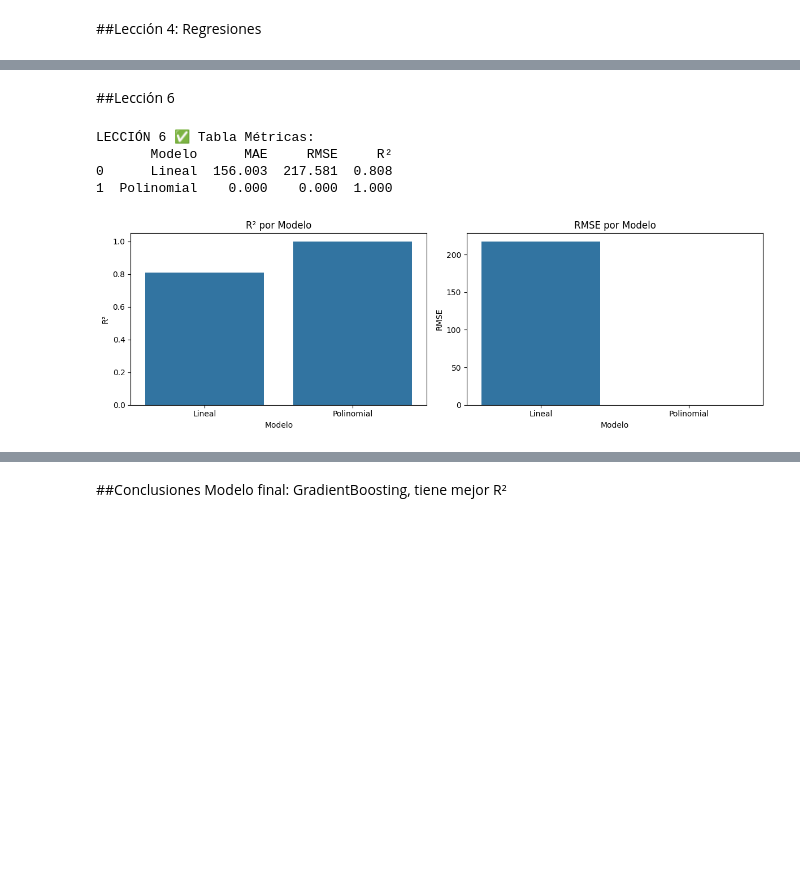
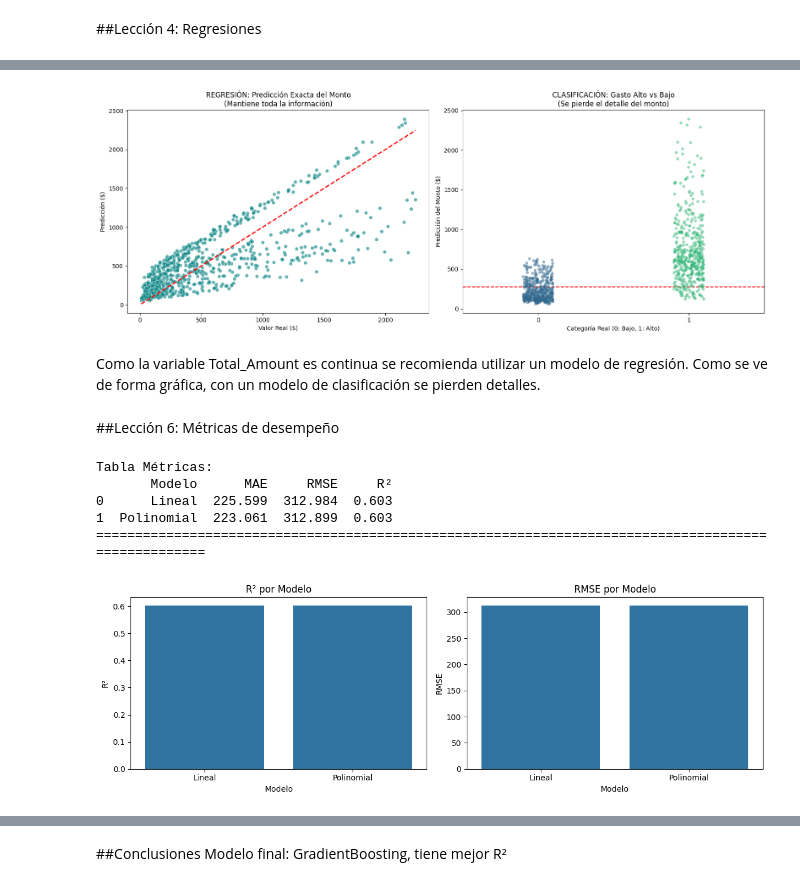
Before and after one commit to luisleonb/Proyecto_M6_ABP, a Jupyter notebook: Proyecto_M6_Luis_León.ipynb, the cells around one changed output, grey strips where cells are left out. Saved outputs shown, nothing was run; the diff lists cells and outputs as text; code cells hidden in the pictures; blank space fills up the shorter version.

```diff
--- a/Proyecto_M6_Luis_León.ipynb
+++ b/Proyecto_M6_Luis_León.ipynb
@@ -245,5 +288,35 @@ LECCIÓN 5 ✅ ¿Clasificación? ❌ Target CONTINUO mejor con regresión
+# %%
+import matplotlib.pyplot as plt
+import seaborn as sns
+
+fig, (ax1, ax2) = plt.subplots(1, 2, figsize=(16, 6))
+
+# 1. Gráfico de Regresión (El correcto para el proyecto)
+# Comparamos el valor real vs la predicción numérica
+sns.scatterplot(x=y_test, y=y_pred_linear, ax=ax1, color='teal', alpha=0.6)
+ax1.plot([y_test.min(), y_test.max()], [y_test.min(), y_test.max()], 'r--', lw=2)
+ax1.set_title('REGRESIÓN: Predicción Exacta del Monto\n(Mantiene toda la información)', fontsize=12)
+ax1.set_xlabel('Valor Real ($)')
+ax1.set_ylabel('Predicción ($)')
+
+# 2. Gráfico de Clasificación (Lo que simulaba el bloque de código)
+# Mostramos cómo se agrupan en 0 y 1 (perdiendo los matices)
+y_test_binary = (y_test > y.median()).astype(int)
+y_pred_binary = (y_pred_linear > y.median()).astype(int)
+sns.stripplot(x=y_test_binary, y=y_pred_linear, ax=ax2, jitter=True, alpha=0.5, palette='viridis')
+ax2.axhline(y=y.median(), color='red', linestyle='--', label='Umbral Mediana')
+ax2.set_title('CLASIFICACIÓN: Gasto Alto vs Bajo\n(Se pierde el detalle del monto)', fontsize=12)
+ax2.set_xlabel('Categoría Real (0: Bajo, 1: Alto)')
+ax2.set_ylabel('Predicción del Monto ($)')
+
+plt.tight_layout()
+plt.show()
+# %% [output]
+[figure, added]
+# %% [markdown]
+Como la variable Total_Amount es continua se recomienda utilizar un modelo de regresión. Como se ve de forma gráfica, con un modelo de clasificación se pierden detalles.
 # %% [markdown]
-##Lección 6
+##Lección 6: Métricas de desempeño
 # %%
 # Función métricas
 def metrics_table(y_true, y_preds, names):
@@ -261,8 +334,9 @@ def metrics_table(y_true, y_preds, names):
 preds = [pipeline_linear.predict(X_test), pipeline_poly.predict(X_test)]
 names = ['Lineal', 'Polinomial']
 tabla = metrics_table(y_test, preds, names)
-print("LECCIÓN 6 ✅ Tabla Métricas:")
+print("Tabla Métricas:")
 print(tabla)
+print("="*100)
 
 # Visual
 fig, axes = plt.subplots(1, 2, figsize=(12, 4))
@@ -273,8 +347,9 @@ axes[1].set_title('RMSE por Modelo')
 plt.tight_layout()
 plt.show()
 # %% [output]
-LECCIÓN 6 ✅ Tabla Métricas:
+Tabla Métricas:
        Modelo      MAE     RMSE     R²
-0      Lineal  156.003  217.581  0.808
-1  Polinomial    0.000    0.000  1.000
+0      Lineal  225.599  312.984  0.603
+1  Polinomial  223.061  312.899  0.603
+====================================================================================================
-[figure, old version]
+[figure, new version]
```
Also changed, not shown: parts of 28 cells of this notebook.
